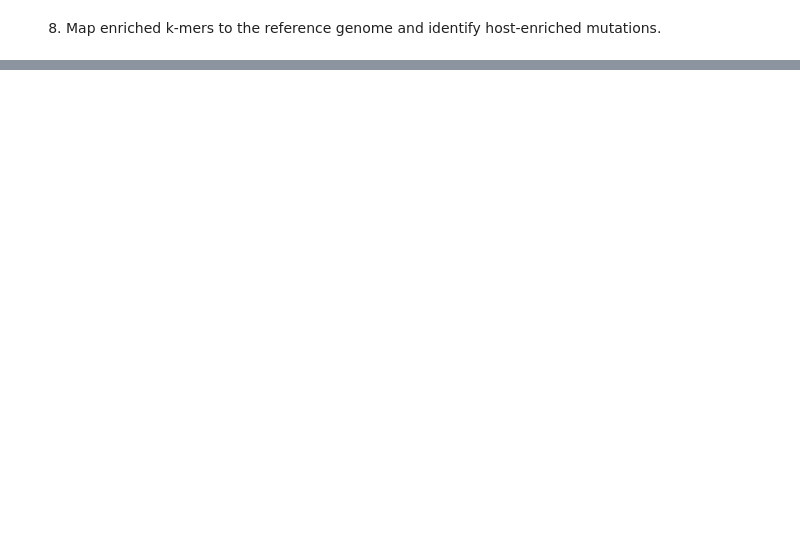
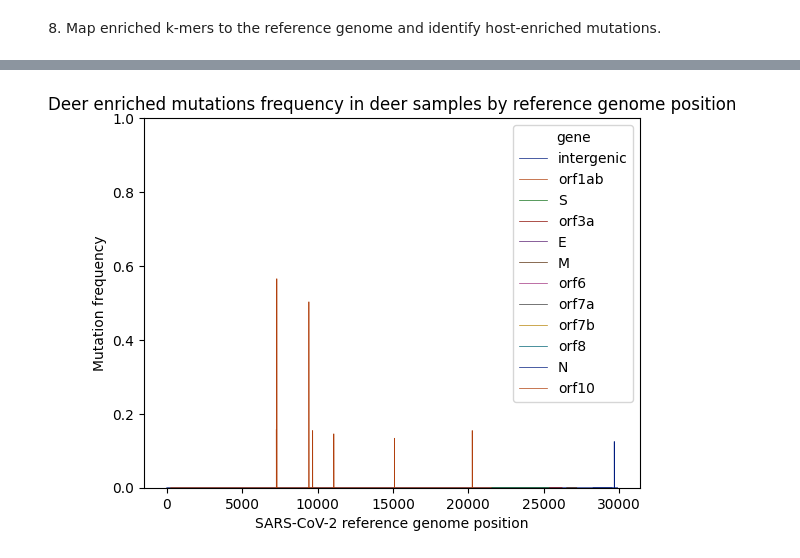
Before and after one commit to wis-janusz/PORT-EK2, a Jupyter notebook: notebooks/deer_analysis.ipynb, the cells around one changed output, grey strips where cells are left out. Cells and saved outputs as stored; diff of their text form; code cells hidden in the pictures; blank space fills up the shorter version.

```diff
--- a/notebooks/deer_analysis.ipynb
+++ b/notebooks/deer_analysis.ipynb
@@ -382,8 +515,19 @@ human_overrep = pd.concat([human_overrep_rare, deer_overrep])
 # %% [markdown]
 7. Find enriched k-mers by applying the RMSE filter. Export enriched k-mers for use in host classification.
 # %%
-deer_enriched = deer_overrep[deer_overrep['deer_RMSE']>min_RMSE]
-human_enriched = human_overrep[human_overrep['deer_RMSE']>min_RMSE]
+# Take the over-represented k-mers that pass the RMSE filter. This generates of enriched k-mers identified by PORT-EK.
+
+# Uncomment this block if you didn't re-examine the rare k-mers.
+# deer_enriched = deer_overrep[deer_overrep["deer_RMSE"] > min_RMSE]
+# human_enriched = human_overrep[human_overrep["deer_RMSE"] > min_RMSE]
+
+# Comment this block if you didn't re-examine the rare k-mers.
+deer_enriched = deer_overrep_all[deer_overrep_all['deer_RMSE']>min_RMSE]
+human_enriched = human_overrep_all[human_overrep_all['deer_RMSE']>min_RMSE]
+
+print(
+    f"{len(deer_enriched)} bat enriched k-mers and {len(human_enriched)} human enriched k-mers found."
+)
 
 
 def assign_host_numerical(sample_id):
@@ -394,8 +538,9 @@ def assign_host_numerical(sample_id):
     return host
 
 
+# Prepare and save count matrix with host labels for use by classifiers that predict the most probalbe host of a viral sequence.
 counts_for_classifier = pd.concat([deer_enriched, human_enriched]).T
-counts_for_classifier.drop(common_kmer_stat_matrix.columns, axis=0, inplace=True)
+counts_for_classifier.drop(common_kmer_stat_matrix.columns.difference(['group']), axis=0, inplace=True)
 counts_for_classifier['host'] = counts_for_classifier.index.map(assign_host_numerical)
 
-counts_for_classifier.to_csv("output/deer/15mer_counts_for_classifier.csv")
+counts_for_classifier.to_csv("../output/deer/15mer_counts_for_classifier.csv")
@@ -403,0 +775,22 @@ counts_for_classifier.to_csv("output/deer/15mer_counts_for_classifier.csv")
+# %%
+fig, ax = plt.subplots()
+ax.set_title(
+    "Deer enriched mutations frequency in deer samples by reference genome position"
+)
+ax.set_xlabel("SARS-CoV-2 reference genome position")
+ax.set_ylabel("Mutation frequency")
+ax.set_ylim(0, 1)
+sns.lineplot(
+    data=mutation_coverage,
+    x=mutation_coverage.index,
+    y="deer_mut_freq_in_deer",
+    linewidth=0.5,
+    hue="gene",
+    palette="dark",
+    drawstyle="steps",
+)
+plt.show()
+
+# plt.savefig("../output/deer/enr_deer_mut_in_deer.svg", dpi = 600, format = "svg", bbox_inches='tight')
+# %% [output]
+[figure, added]
```
Also changed, not shown: parts of 20 cells of this notebook.
